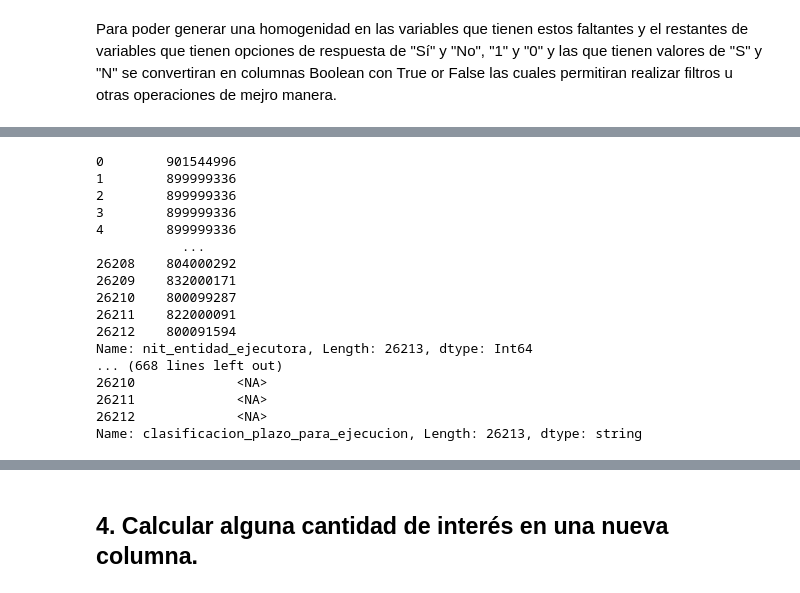
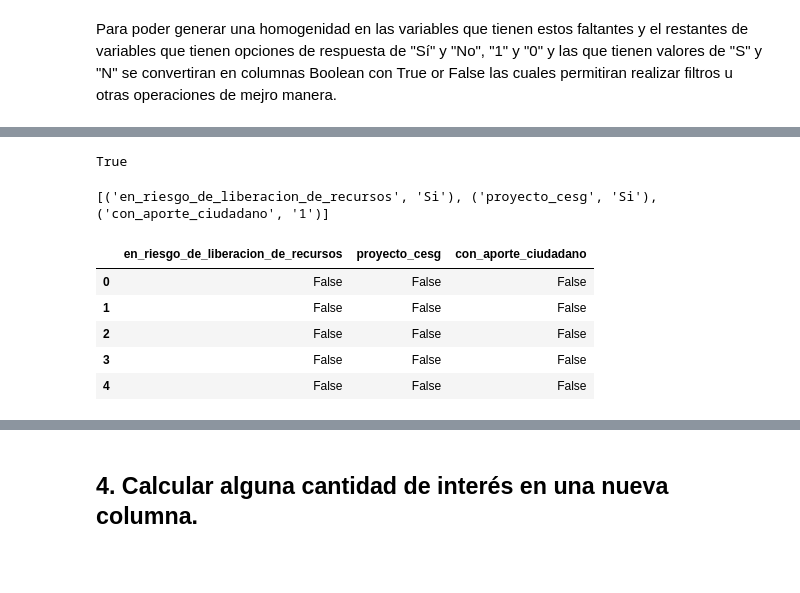
Before and after one commit to caavila96/gesproy23, a Jupyter notebook: Analisis_Gesproy.ipynb, the cells around one changed output, grey strips where cells are left out. Drawn from its saved outputs; the diff is of its cells as text; code cells hidden in the pictures; blank space fills up the shorter version.

```diff
--- a/Analisis_Gesproy.ipynb
+++ b/Analisis_Gesproy.ipynb
@@ -311,21 +301,0 @@ AttributeError: ignored
-# %%
- for i in gesp_2.columns[gesp_2.isnull().any()]:
-   gesp_2[i].
-# %% [output]
-0        901544996
-1        899999336
-2        899999336
-3        899999336
-4        899999336
-           ...
-26208    804000292
-26209    832000171
-26210    800099287
-26211    822000091
-26212    800091594
-Name: nit_entidad_ejecutora, Length: 26213, dtype: Int64
-... (668 lines left out)
-26210             <NA>
-26211             <NA>
-26212             <NA>
-Name: clasificacion_plazo_para_ejecucion, Length: 26213, dtype: string
@@ -333,0 +302,17 @@ gesp_2["minima_fecha_proceso_precontractual"][8596]
+# %%
+(gesp_2['en_riesgo_de_liberacion_de_recursos'].eq('Si')).any()
+# %% [output]
+True
+# %%
+#Valores a evaluar
+val_eva = ["Si","Sí","S","si","sí","s","1"]
+var = []
+
+#Se genera un loop que trae una lista de tuplas con la variable y el valor encontrado en todas las celdas no vacías
+for i in gesp_2.columns[gesp_2.isnull().any()]:
+  for j in  val_eva:
+    if (gesp_2[i].dropna()==j).all():
+      var.append((i,j))
+print(var)
+# %% [output]
+[('en_riesgo_de_liberacion_de_recursos', 'Si'), ('proyecto_cesg', 'Si'), ('con_aporte_ciudadano', '1')]
@@ -333,0 +323,9 @@ gesp_2["minima_fecha_proceso_precontractual"][8596]
+# %%
+gesp_2.select_dtypes(include='bool').head(5)
+# %% [output]
+|  | en_riesgo_de_liberacion_de_recursos | proyecto_cesg | con_aporte_ciudadano |
+| 0 | False | False | False |
+| 1 | False | False | False |
+| 2 | False | False | False |
+| 3 | False | False | False |
+| 4 | False | False | False |
```
Also changed, not shown: parts of 31 cells of this notebook.
